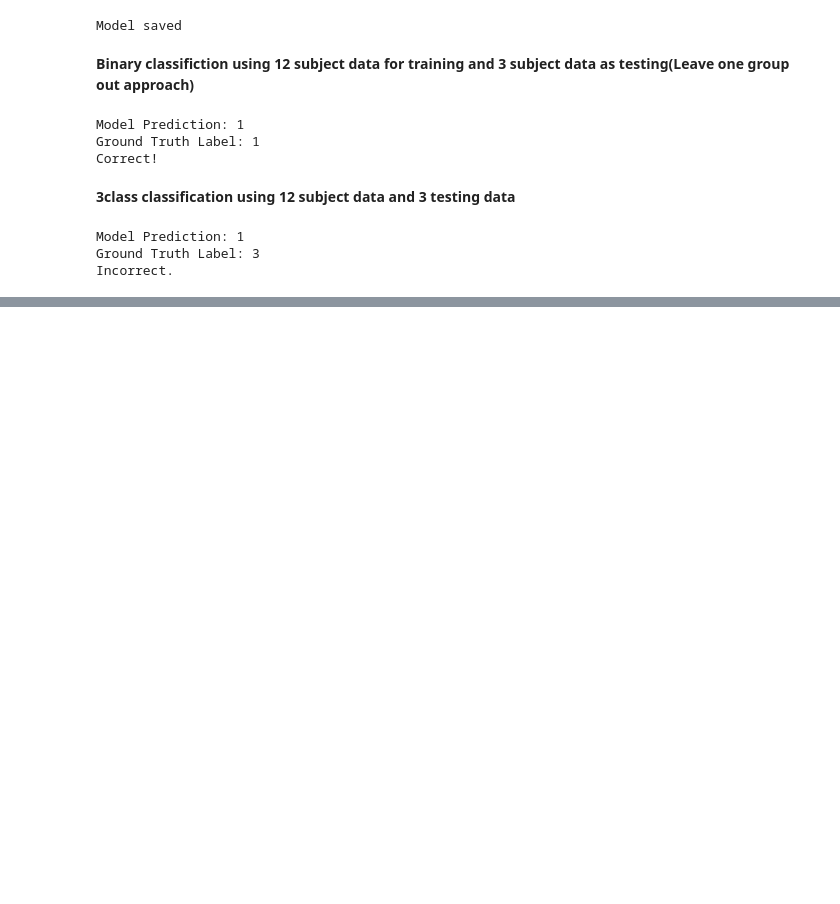
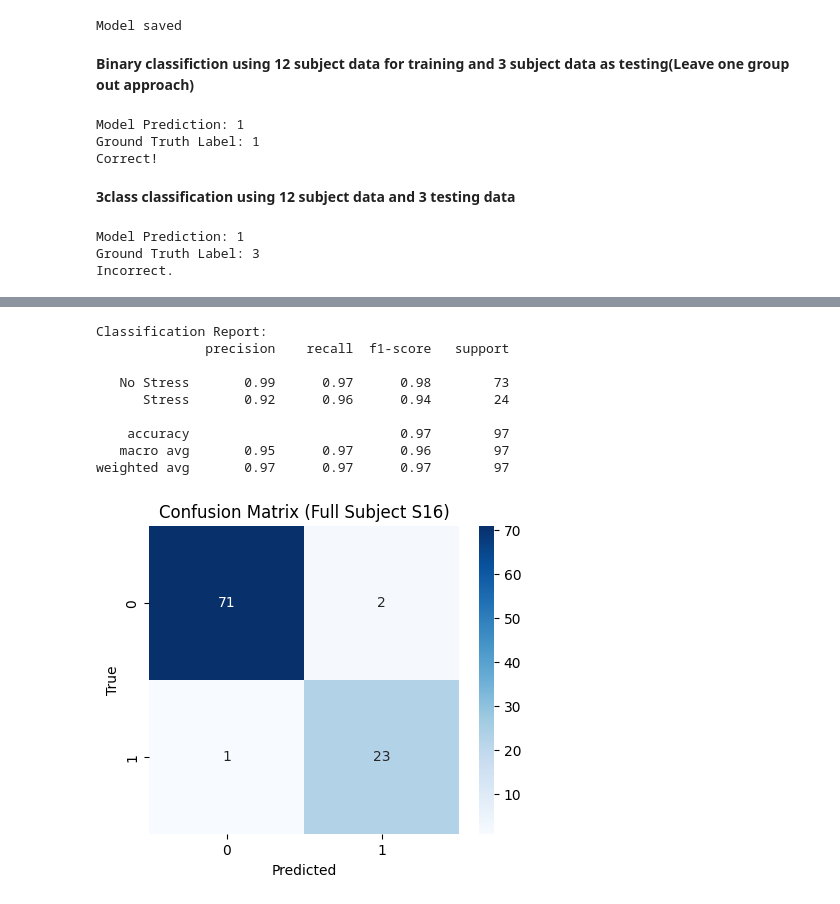
Before and after one commit to Pixelpip/Major, a Jupyter notebook: test.ipynb, the cells around one changed output, grey strips where cells are left out. Cells and saved outputs as stored; diff of their text form; code cells hidden in the pictures; blank space fills up the shorter version.

```diff
--- a/test.ipynb
+++ b/test.ipynb
@@ -295,0 +377,45 @@ Incorrect.
+# %%
+import pandas as pd
+from sklearn.metrics import classification_report, confusion_matrix
+import joblib
+import seaborn as sns
+import matplotlib.pyplot as plt
+
+# Load dataset for unseen subject
+df = pd.read_csv('/content/drive/MyDrive/WESAD_pkl/ECG/hrv_features_labeled_S17.csv')
+
+# Convert to binary stress label (Label==2 then 1, else 0)
+df['Label'] = df['Label'].apply(lambda x: 1 if x == 2 else 0)
+
+# Separate features and labels
+X = df.drop(columns=['Label'], errors='ignore')
+y = df['Label']
+
+clf = joblib.load('/content/drive/MyDrive/WESAD_pkl/ECG/models/stress_rf_model_binary_LOGO.pkl')
+
+y_pred = clf.predict(X)
+
+# classification report
+print("Classification Report:")
+print(classification_report(y, y_pred, target_names=['No Stress', 'Stress']))
+
+# Confusion matrix
+cm = confusion_matrix(y, y_pred)
+plt.figure(figsize=(5, 4))
+sns.heatmap(cm, annot=True, fmt='d', cmap='Blues',
+            xticklabels=sorted(y.unique()), yticklabels=sorted(y.unique()))
+plt.xlabel('Predicted')
+plt.ylabel('True')
+plt.title('Confusion Matrix (Full Subject S16)')
+plt.show()
+# %% [output]
+Classification Report:
+              precision    recall  f1-score   support
+
+   No Stress       0.99      0.97      0.98        73
+      Stress       0.92      0.96      0.94        24
+
+    accuracy                           0.97        97
+   macro avg       0.95      0.97      0.96        97
+weighted avg       0.97      0.97      0.97        97
+[figure, added]
```
Also changed, not shown: parts of 3 cells of this notebook, 2 other files.
